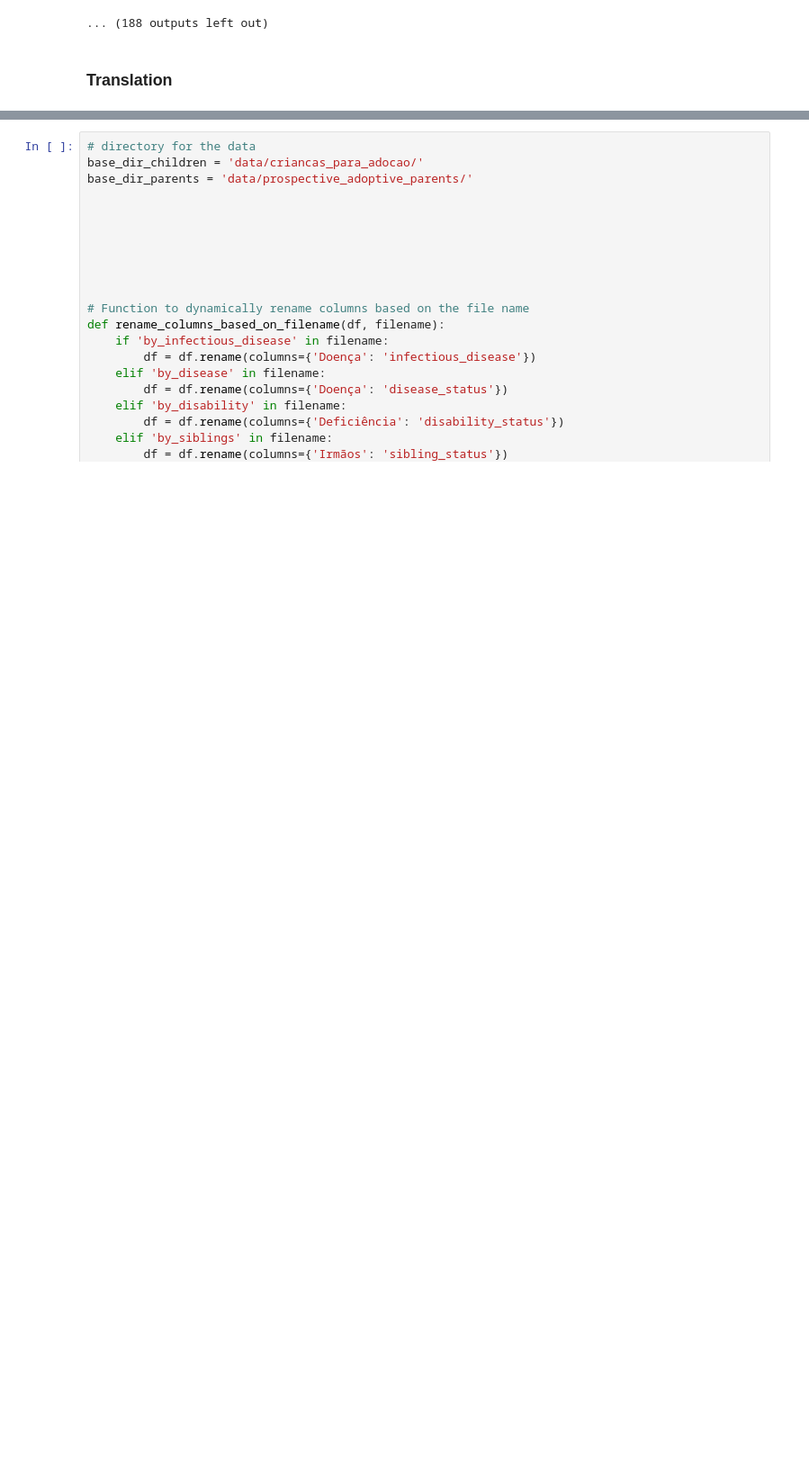
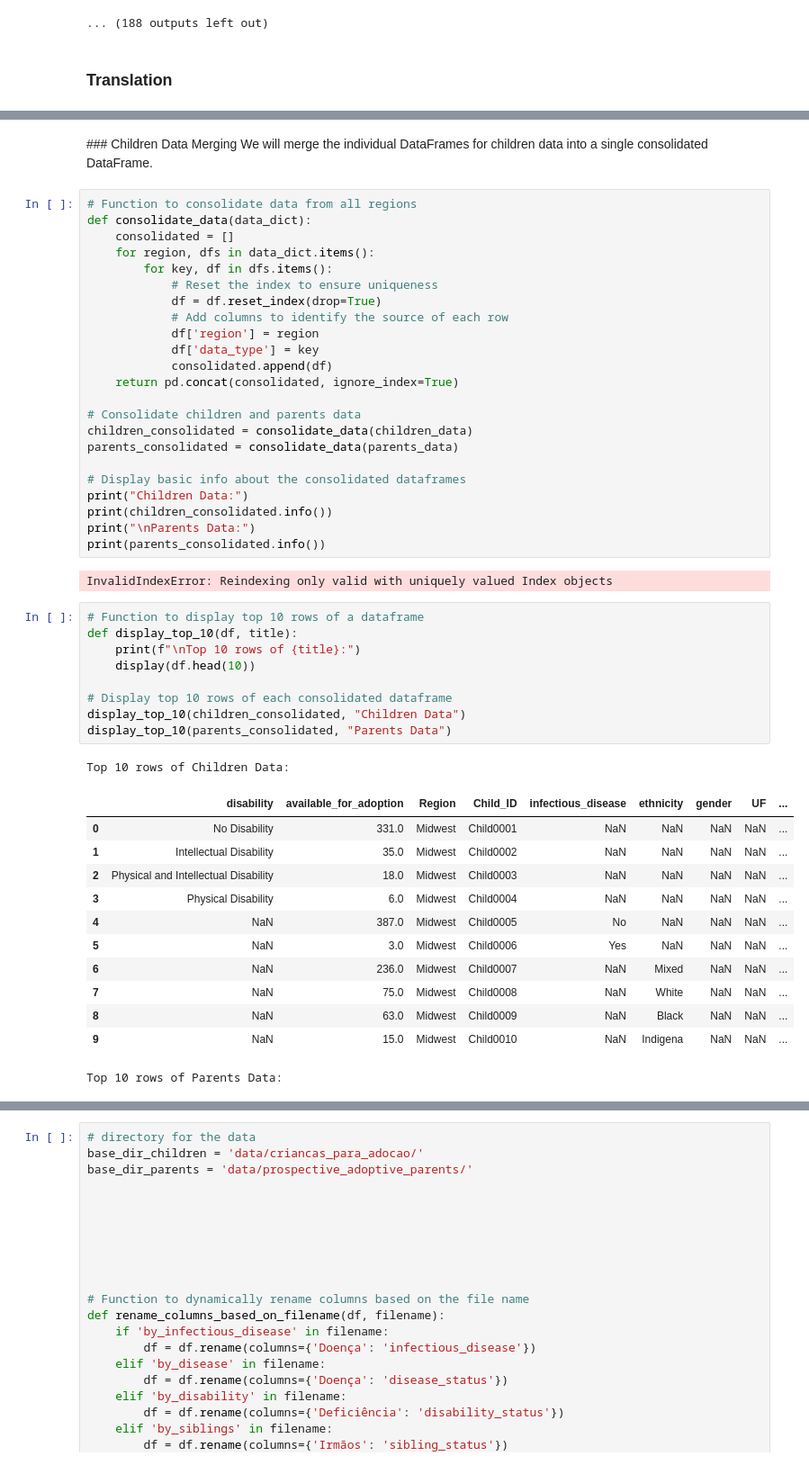
Before and after one commit to giulliadeux/br_adoption, a Jupyter notebook: Adoption in Brazil.ipynb, the cells around one changed output, grey strips where cells are left out. Shown at 90% size. Saved outputs shown, nothing was run; the diff lists cells and outputs as text; blank space fills up the shorter version.

```diff
--- a/Adoption in Brazil.ipynb
+++ b/Adoption in Brazil.ipynb
@@ -327,3 +345,54 @@ Children Data - by_siblings
 | 3 | More than Three Siblings | 40 | Midwest |
 | 4 | Three Siblings | 38 | Midwest |
 ... (188 outputs left out)
+# %% [markdown]
+### Children Data Merging
+We will merge the individual DataFrames for children data into a single consolidated DataFrame.
+# %%
+# Function to consolidate data from all regions
+def consolidate_data(data_dict):
+    consolidated = []
+    for region, dfs in data_dict.items():
+        for key, df in dfs.items():
+            # Reset the index to ensure uniqueness
+            df = df.reset_index(drop=True)
+            # Add columns to identify the source of each row
+            df['region'] = region
+            df['data_type'] = key
+            consolidated.append(df)
+    return pd.concat(consolidated, ignore_index=True)
+
+# Consolidate children and parents data
+children_consolidated = consolidate_data(children_data)
+parents_consolidated = consolidate_data(parents_data)
+
+# Display basic info about the consolidated dataframes
+print("Children Data:")
+print(children_consolidated.info())
+print("\nParents Data:")
+print(parents_consolidated.info())
+# %% [output]
+InvalidIndexError: Reindexing only valid with uniquely valued Index objects
+# %%
+# Function to display top 10 rows of a dataframe
+def display_top_10(df, title):
+    print(f"\nTop 10 rows of {title}:")
+    display(df.head(10))
+
+# Display top 10 rows of each consolidated dataframe
+display_top_10(children_consolidated, "Children Data")
+display_top_10(parents_consolidated, "Parents Data")
+# %% [output]
+Top 10 rows of Children Data:
+|  | disability | available_for_adoption | Region | Child_ID | infectious_disease | ethnicity | gender | UF | ... |
+| 0 | No Disability | 331.0 | Midwest | Child0001 | NaN | NaN | NaN | NaN | ... |
+| 1 | Intellectual Disability | 35.0 | Midwest | Child0002 | NaN | NaN | NaN | NaN | ... |
+| 2 | Physical and Intellectual Disability | 18.0 | Midwest | Child0003 | NaN | NaN | NaN | NaN | ... |
+| 3 | Physical Disability | 6.0 | Midwest | Child0004 | NaN | NaN | NaN | NaN | ... |
+| 4 | NaN | 387.0 | Midwest | Child0005 | No | NaN | NaN | NaN | ... |
+| 5 | NaN | 3.0 | Midwest | Child0006 | Yes | NaN | NaN | NaN | ... |
+| 6 | NaN | 236.0 | Midwest | Child0007 | NaN | Mixed | NaN | NaN | ... |
+| 7 | NaN | 75.0 | Midwest | Child0008 | NaN | White | NaN | NaN | ... |
+| 8 | NaN | 63.0 | Midwest | Child0009 | NaN | Black | NaN | NaN | ... |
+| 9 | NaN | 15.0 | Midwest | Child0010 | NaN | Indigena | NaN | NaN | ... |
+Top 10 rows of Parents Data:
```
Also changed, not shown: parts of 7 cells of this notebook.
